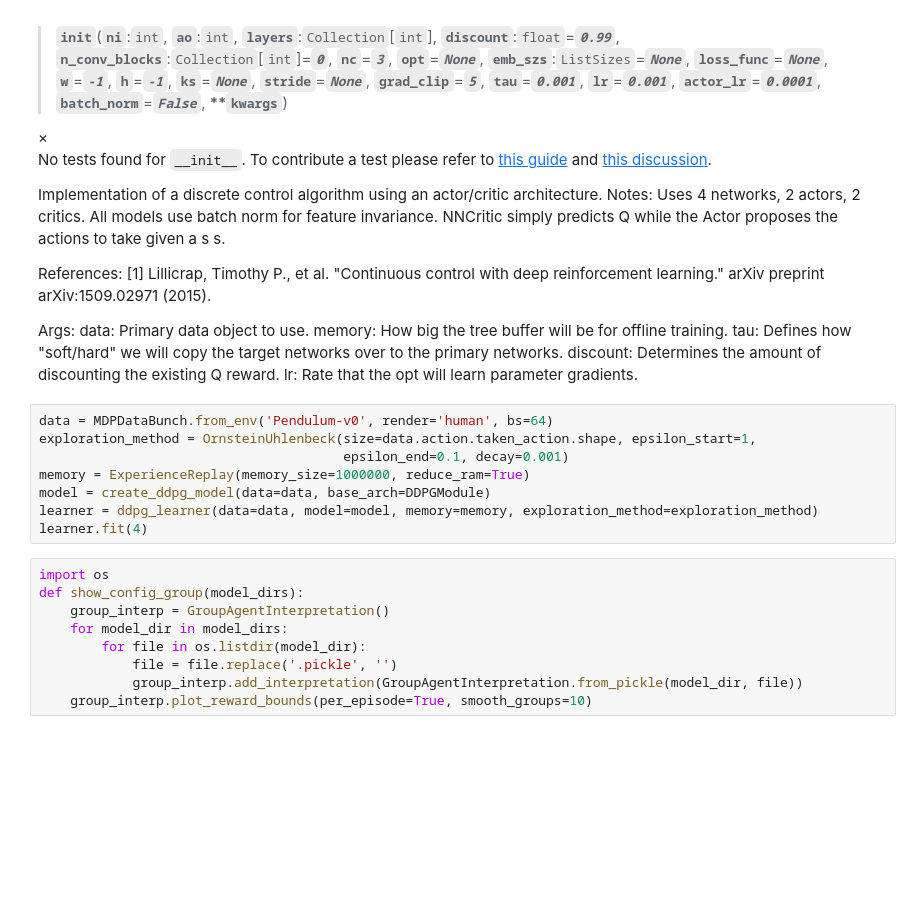
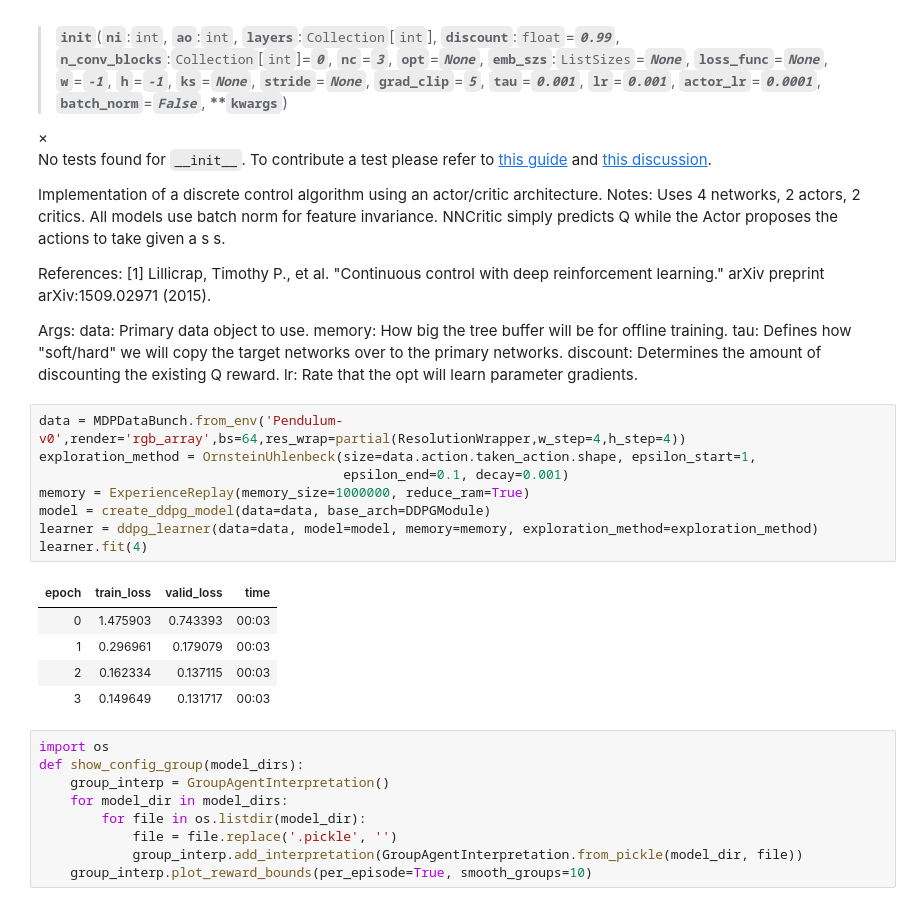
Before and after one commit to josiahls/fast-reinforcement-learning, a Jupyter notebook: docs_src/rl.agents.ddpg.ipynb, the cells around one changed output. Saved outputs shown, nothing was run; the diff lists cells and outputs as text; blank space fills up the shorter version.

```diff
--- a/docs_src/rl.agents.ddpg.ipynb
+++ b/docs_src/rl.agents.ddpg.ipynb
@@ -37,13 +37,19 @@ Args:
         discount: Determines the amount of discounting the existing Q reward.
         lr: Rate that the opt will learn parameter gradients.
 # %%
-data = MDPDataBunch.from_env('Pendulum-v0', render='human', bs=64)
+data = MDPDataBunch.from_env('Pendulum-v0',render='rgb_array',bs=64,res_wrap=partial(ResolutionWrapper,w_step=4,h_step=4))
 exploration_method = OrnsteinUhlenbeck(size=data.action.taken_action.shape, epsilon_start=1,
                                        epsilon_end=0.1, decay=0.001)
 memory = ExperienceReplay(memory_size=1000000, reduce_ram=True)
 model = create_ddpg_model(data=data, base_arch=DDPGModule)
 learner = ddpg_learner(data=data, model=model, memory=memory, exploration_method=exploration_method)
 learner.fit(4)
+# %% [output]
+| epoch | train_loss | valid_loss | time |
+| 0 | 1.475903 | 0.743393 | 00:03 |
+| 1 | 0.296961 | 0.179079 | 00:03 |
+| 2 | 0.162334 | 0.137115 | 00:03 |
+| 3 | 0.149649 | 0.131717 | 00:03 |
 # %%
 import os
 def show_config_group(model_dirs):
```
Also changed, not shown: parts of 4 cells of this notebook, 9 other files.
